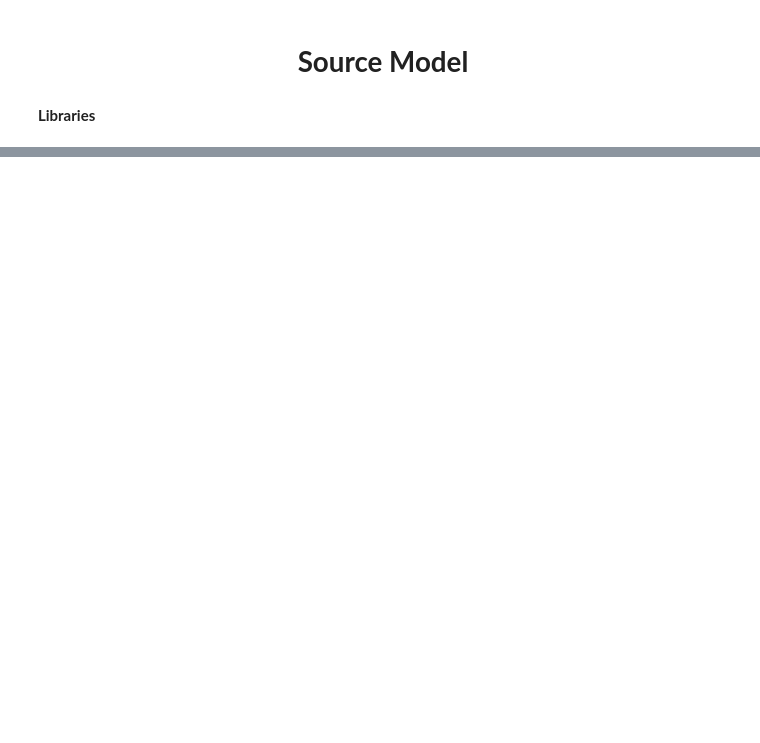
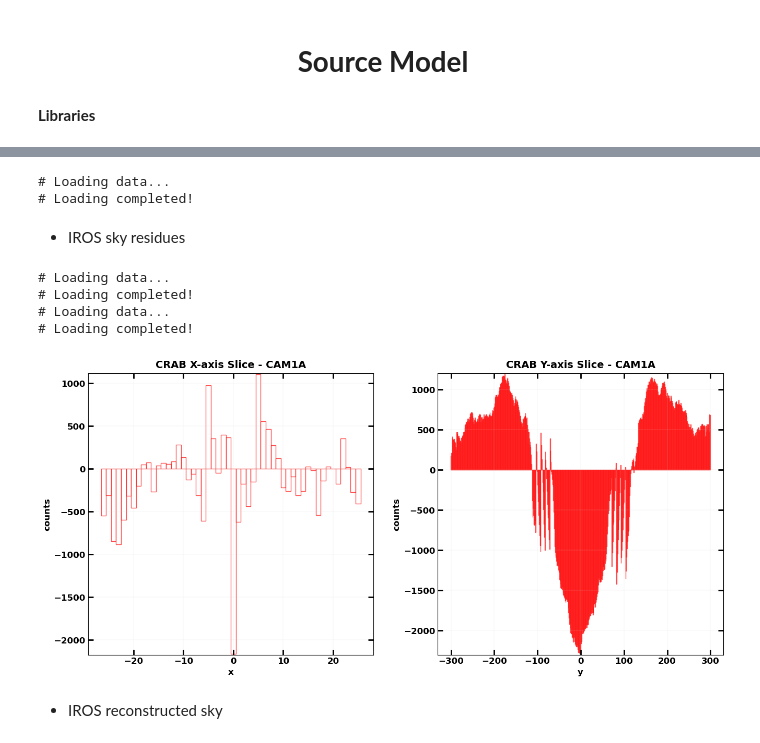
Before and after one commit to EdoardoGiancarli/LearningCodedMasks, a Jupyter notebook: Img_Reconstruction_RealMasks/testing_source_model.ipynb, the cells around one changed output, grey strips where cells are left out. Saved outputs shown, nothing was run; the diff lists cells and outputs as text; code cells hidden in the pictures; blank space fills up the shorter version.

```diff
--- a/Img_Reconstruction_RealMasks/testing_source_model.ipynb
+++ b/Img_Reconstruction_RealMasks/testing_source_model.ipynb
@@ -11,23 +203,22 @@ from _IROS_support import _handle_dirpaths
 # %%
 mask_FITS = "wfm_mask.fits"
 
-skyfield = "GalacticCenter"
+#skyfield = "GalacticCenter"
 #data_FITS = "20241011_galctr_rxte_sax_2-30keV_1ks_2cams_sources_cxb"
-data_FITS = "20250320_galctr_rxte_sax_2-50keV_1ks_sources_cxb_infmaskdet"
+#data_FITS = "20250320_galctr_rxte_sax_2-50keV_1ks_sources_cxb_infmaskdet"
 #data_FITS = "20250131_galctr_rxte_sax_2-30keV_1ks_sources_cxb"
 #data_FITS = "20250430_galctr_rxte_sax_2-50keV_1ks_realmask_infdet_sources_cxb"
 #data_FITS = "20250430_galctr_rxte_sax_2-50keV_1ks_opaquemask_realdet_sources_cxb"
 #data_FITS = "20250430_galctr_rxte_sax_2-50keV_1ks_thinmask_realdet_sources_cxb"
 
 
-#skyfield = "Crab"
-#data_FITS = "20250227_crab_cxb_2-50keV_1ks"
+skyfield = "Crab"
+data_FITS = "20250227_crab_cxb_2-50keV_1ks"
 
 
-N_TEST = "test_vignetting"
-#N_TEST = "test_vignetting_opposite_cut"
+N_TEST = "test_PSFY_kernel_centered_upx5upy5"
 
-UPX, UPY = 5, 1
+UPX, UPY = 5, 5
 
 mask_path, simul_data, save_path = _handle_dirpaths(
     mask=mask_FITS,
@@ -41,11 +232,9 @@ cam_b = "cam1b"
 dataset = "reconstructed"
 
 filepaths = bm.simulation_files(simul_data)
-energy_range = (2, 30)
+energy_range = None
 coords = None
 
-
-from temp_camera import codedmask
 
 wfm = codedmask(mask_path, UPX, UPY)
 sdlA = bm.simulation(filepaths[cam_a][dataset], energy_range=energy_range, coords=coords)
@@ -58,3 +251,6 @@ mask_path, simul_data, save_path
 # %%
 database_name = save_path + f"IROS_sources_database_TEST_{N_TEST}.fits"
 database = iros.load_iros_data(database_name)
+# %% [output]
+# Loading data...
+# Loading completed!
@@ -138,0 +257,46 @@ bins[:10], bins[-10:]
+# %% [markdown]
+- IROS sky residues
+# %%
+res_sky_camA, _ = iros.load_sky(save_path + f"skyRES_IROS_CAM1A_TEST_{N_TEST}.fits")
+res_sky_camB, _ = iros.load_sky(save_path + f"skyRES_IROS_CAM1B_TEST_{N_TEST}.fits")
+# %% [output]
+# Loading data...
+# Loading completed!
+# Loading data...
+# Loading completed!
+# %%
+# CAM1A
+_to = 1
+
+for source, y, x in zip(
+    database[cam_a]["catalog_name"]["data"][:_to],
+    database[cam_a]["y"]["data"][:_to],
+    database[cam_a]["x"]["data"][:_to],
+):
+    iros.enhance_slices(
+        sky=res_sky_camA,
+        pos=(y, x),
+        crp=(int(50 * (1 + UPY)), int(10 * (1 + UPX / 3))),
+        source=source,
+        cameraID=cam_a,
+    )
+
+## CAM1B
+#_to = 1
+#
+#for source, y, x in zip(
+#    database[cam_b]["catalog_name"]["data"][:_to],
+#    database[cam_b]["y"]["data"][:_to],
+#    database[cam_b]["x"]["data"][:_to],
+#):
+#    iros.enhance_slices(
+#        sky=res_sky_camB,
+#        pos=(y, x),
+#        crp=(int(50 * (1 + UPY)), int(10 * (1 + UPX / 3))),
+#        source=source,
+#        cameraID=cam_b,
+#    )
+# %% [output]
+[figure, added]
+# %% [markdown]
+- IROS reconstructed sky
```
Also changed, not shown: parts of 11 cells of this notebook, 4 other files.
